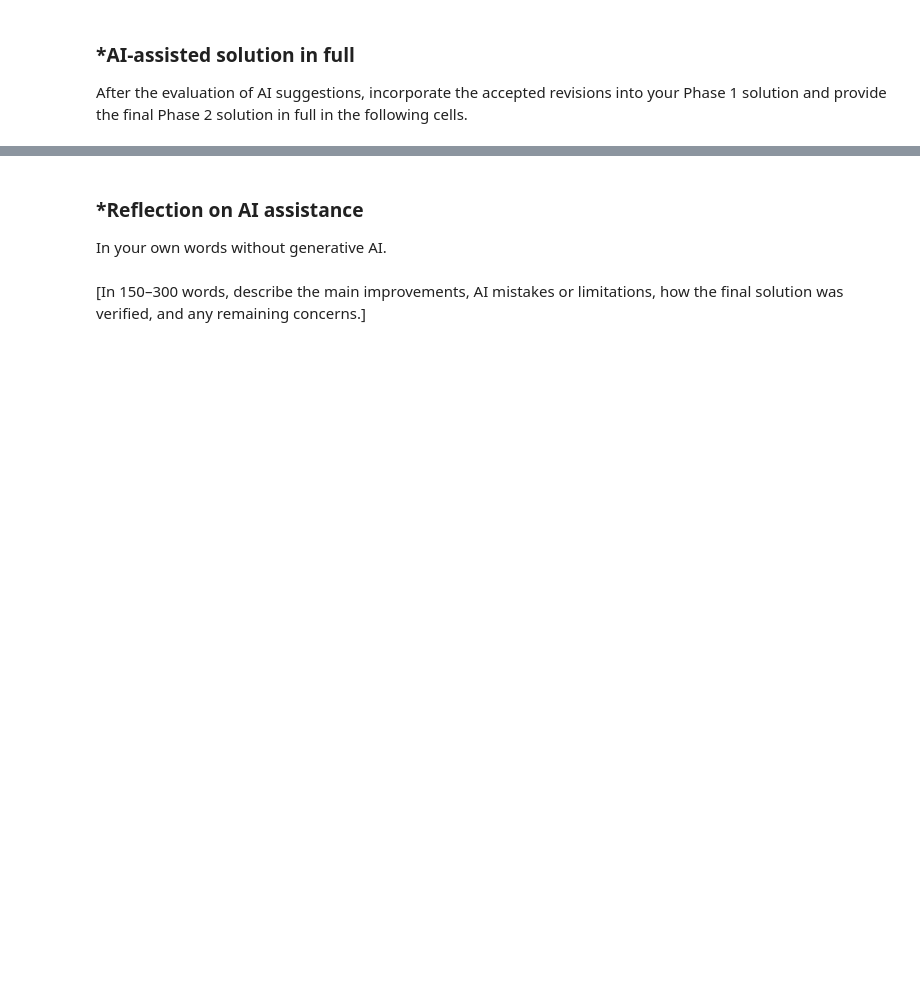
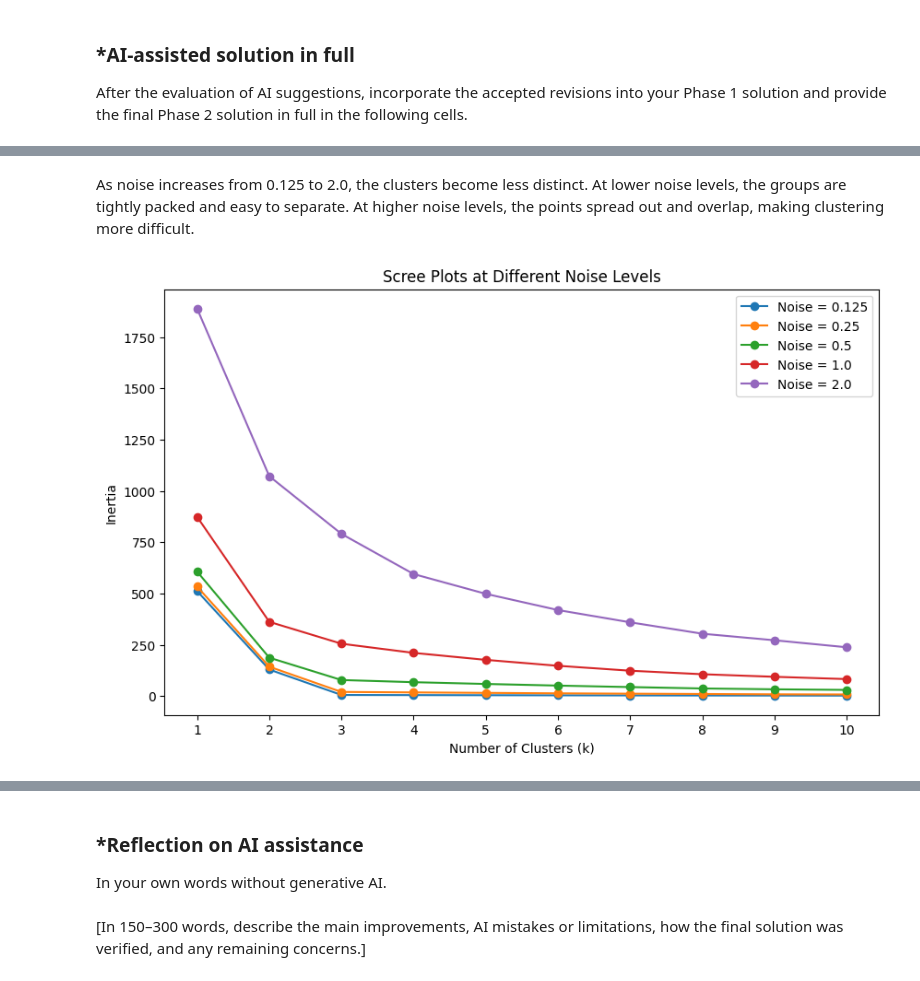
Before and after one commit to eyramg/A04-clustering, a Jupyter notebook: Copy_of_notebook.ipynb, the cells around one changed output, grey strips where cells are left out. Cells and saved outputs as stored; diff of their text form; code cells hidden in the pictures; blank space fills up the shorter version.

```diff
--- a/Copy_of_notebook.ipynb
+++ b/Copy_of_notebook.ipynb
@@ -411,0 +489,18 @@ After the evaluation of AI suggestions, incorporate the accepted revisions into
+# %%
+
+fig, axes = plt.subplots(1, 5, figsize=(20, 4))
+
+for ax, (noise, df) in zip(axes, datasets.items()):
+    sns.scatterplot(
+        data=df,
+        x="x1",
+        y="x2",
+        hue="group",
+        ax=ax
+    )
+    ax.set_title(f"Noise = {noise}")
+    ax.set_xlim(-5, 10)
+    ax.set_ylim(-5, 10)
+
+plt.tight_layout()
+plt.show()
@@ -411,0 +509,34 @@ After the evaluation of AI suggestions, incorporate the accepted revisions into
+# %% [markdown]
+As noise increases from 0.125 to 2.0, the clusters become less distinct. At lower noise levels, the groups are tightly packed and easy to separate. At higher noise levels, the points spread out and overlap, making clustering more difficult.
+# %%
+
+plt.figure(figsize=(10, 6))
+
+for noise, df in datasets.items():
+    X = df[["x1", "x2"]]
+    inertia = []
+
+    for k in range(1, 11):
+        model = KMeans(
+            n_clusters=k,
+            random_state=100,
+            n_init=10
+        )
+        model.fit(X)
+        inertia.append(model.inertia_)
+
+    plt.plot(
+        range(1, 11),
+        inertia,
+        marker="o",
+        label=f"Noise = {noise}"
+    )
+
+plt.xlabel("Number of Clusters (k)")
+plt.ylabel("Inertia")
+plt.title("Scree Plots at Different Noise Levels")
+plt.xticks(range(1, 11))
+plt.legend()
+plt.show()
+# %% [output]
+[figure, added]
```
Also changed, not shown: parts of 25 cells of this notebook.
